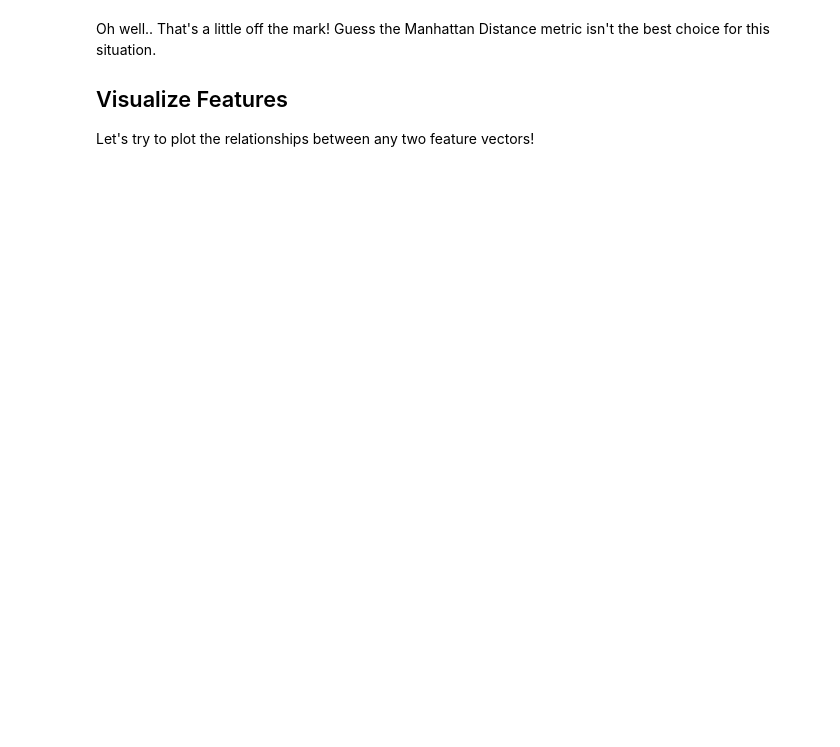
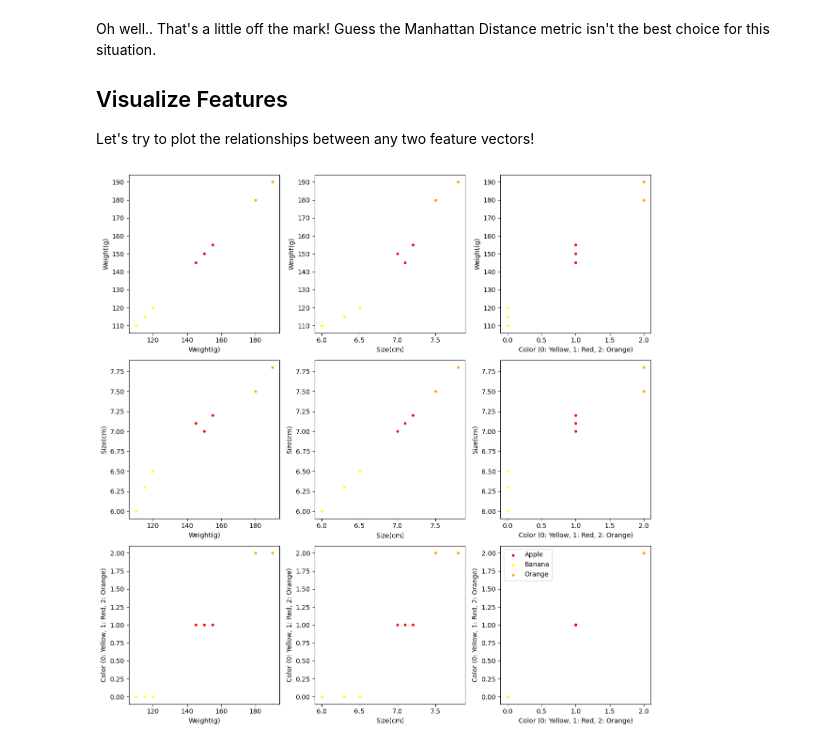
Before and after one commit to Dash198/Epoch-Spring-Camp, a Jupyter notebook: Supervised_Learning/knn_classifier.ipynb, the cells around one changed output. Drawn from its saved outputs; the diff is of its cells as text; code cells hidden in the pictures; blank space fills up the shorter version.

```diff
--- a/Supervised_Learning/knn_classifier.ipynb
+++ b/Supervised_Learning/knn_classifier.ipynb
@@ -263,0 +286,33 @@ def plot_graph()
+# %%
+import matplotlib.pyplot as plt
+
+def draw_graphs(X,y):
+    _,n = X.shape
+    colors = ['red','yellow','orange']
+    labels = {1:'Banana',0:'Apple',2:'Orange'}
+    features = ['Weight(g)', 'Size(cm)', 'Color (0: Yellow, 1: Red, 2: Orange)']
+    fig, axes = plt.subplots(n,n, figsize=(12,12))
+
+    for i in range(n):
+        for j in range(n):
+            ax = axes[i,j]
+            for label in np.unique(y):
+                ax.scatter(
+                    X[y==label, j],
+                    X[y==label, i],
+                    label = f'{labels[label]}',
+                    color = colors[label],
+                    s=10
+                )
+                ax.set_xlabel(f'{features[j]}')
+                ax.set_ylabel(f'{features[i]}')
+
+
+    plt.tight_layout()
+    plt.legend()
+    plt.show()
+
+X,y = preprocess_data(data)
+draw_graphs(X,y)
+# %% [output]
+[figure, added]
```
Also changed, not shown: parts of 7 cells of this notebook, 1 other file.
